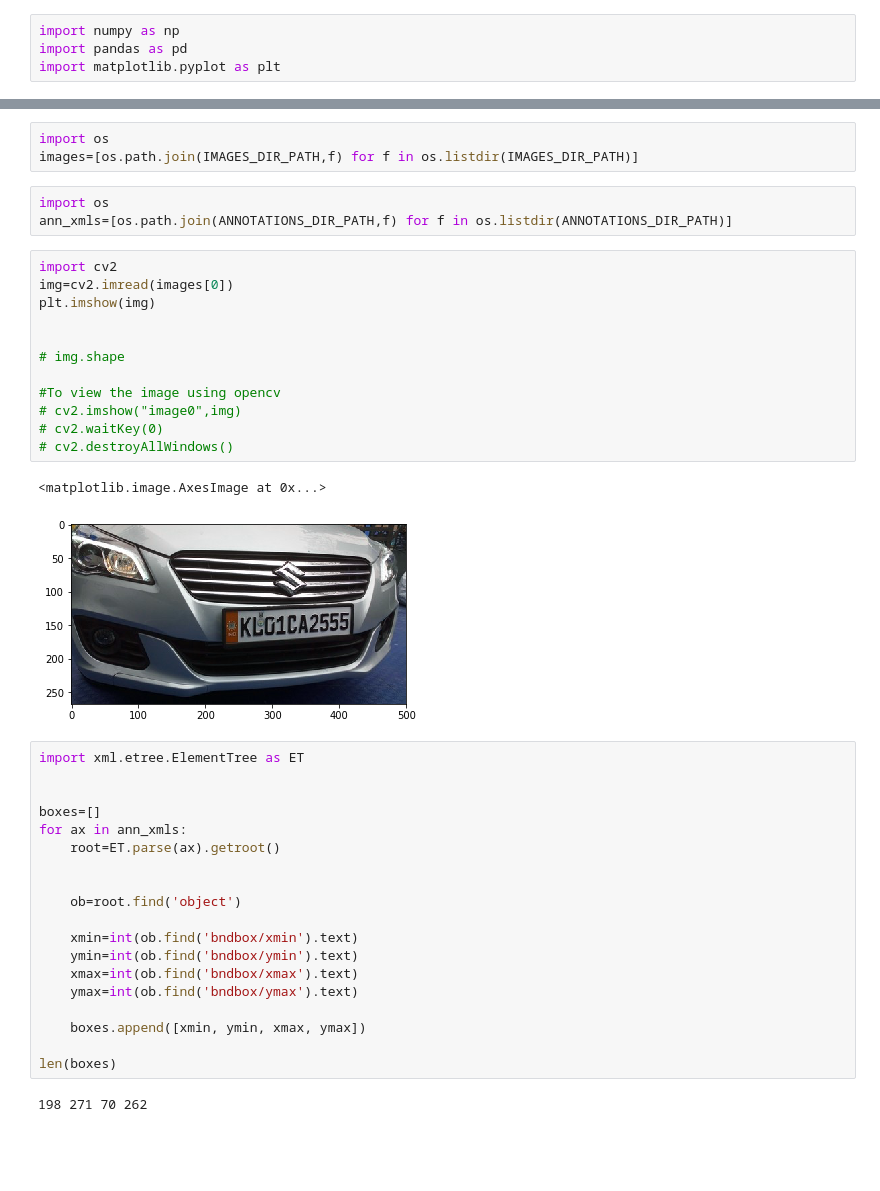
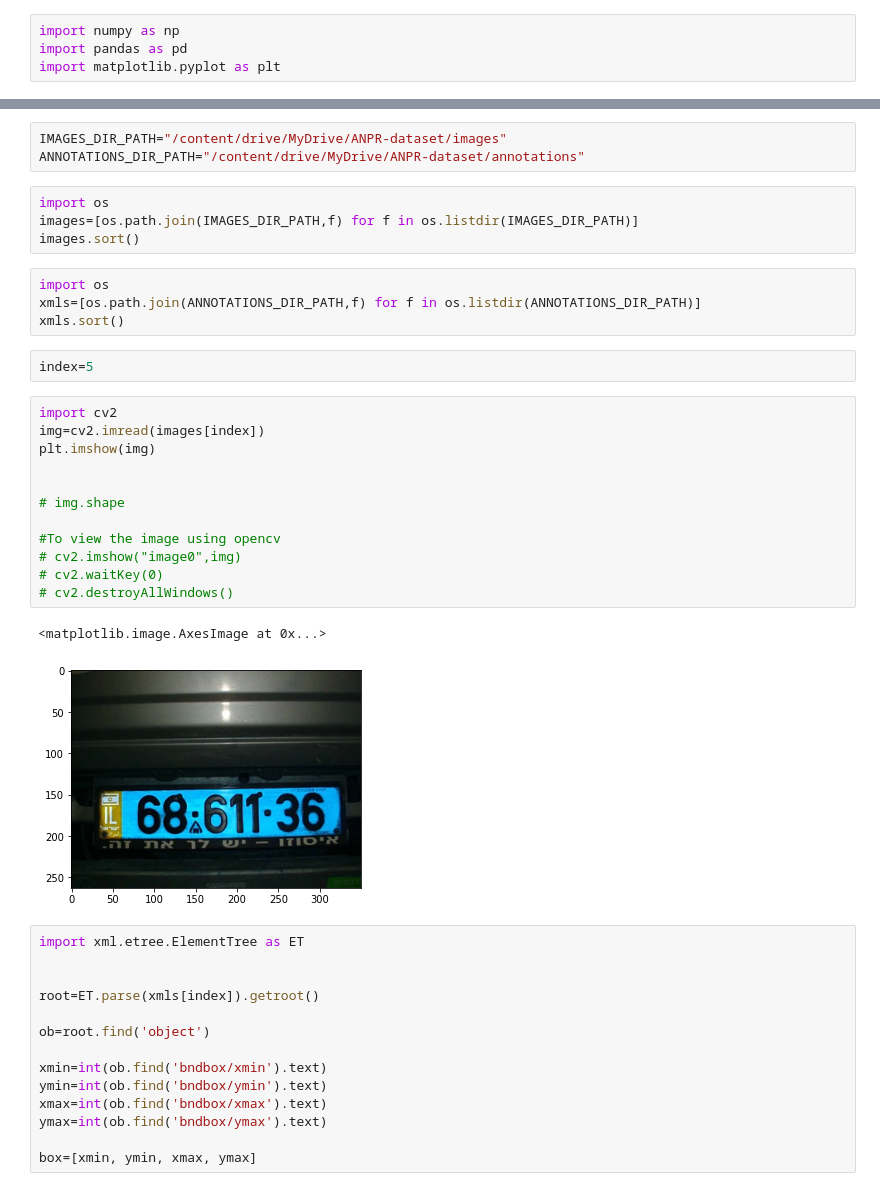
Before and after one commit to yashgupta417/ANPR, a Jupyter notebook: model.ipynb, the cells around one changed output, grey strips where cells are left out. Drawn from its saved outputs; the diff is of its cells as text; blank space fills up the shorter version.

Commit message:
image processing and char segmentation done

```diff
--- a/model.ipynb
+++ b/model.ipynb
@@ -8,44 +21,44 @@ ANNOTATIONS_DIR_PATH="C:\\Users\\HP\Desktop\\ML\\Number plate recogniton system\
+# %%
+IMAGES_DIR_PATH="/content/drive/MyDrive/ANPR-dataset/images"
+ANNOTATIONS_DIR_PATH="/content/drive/MyDrive/ANPR-dataset/annotations"
 # %%
 import os
 images=[os.path.join(IMAGES_DIR_PATH,f) for f in os.listdir(IMAGES_DIR_PATH)]
+images.sort()
 # %%
 import os
-ann_xmls=[os.path.join(ANNOTATIONS_DIR_PATH,f) for f in os.listdir(ANNOTATIONS_DIR_PATH)]
+xmls=[os.path.join(ANNOTATIONS_DIR_PATH,f) for f in os.listdir(ANNOTATIONS_DIR_PATH)]
+xmls.sort()
+# %%
+index=5
 # %%
 import cv2
-img=cv2.imread(images[0])
+img=cv2.imread(images[index])
 plt.imshow(img)
 
 
 # img.shape
 
 #To view the image using opencv
 # cv2.imshow("image0",img)
 # cv2.waitKey(0)
 # cv2.destroyAllWindows()
 # %% [output]
 <matplotlib.image.AxesImage at 0x...>
-[figure, old version]
+[figure, new version]
 # %%
 import xml.etree.ElementTree as ET
 
 
-boxes=[]
-for ax in ann_xmls:
-    root=ET.parse(ax).getroot()
+root=ET.parse(xmls[index]).getroot()
 
+ob=root.find('object')
 
-    ob=root.find('object')
+xmin=int(ob.find('bndbox/xmin').text)
+ymin=int(ob.find('bndbox/ymin').text)
+xmax=int(ob.find('bndbox/xmax').text)
+ymax=int(ob.find('bndbox/ymax').text)
 
-    xmin=int(ob.find('bndbox/xmin').text)
-    ymin=int(ob.find('bndbox/ymin').text)
-    xmax=int(ob.find('bndbox/xmax').text)
-    ymax=int(ob.find('bndbox/ymax').text)
-
-    boxes.append([xmin, ymin, xmax, ymax])
-
-len(boxes)
+box=[xmin, ymin, xmax, ymax]
-# %% [output]
-198 271 70 262
 # %%
 
```
Also changed, not shown: parts of 15 cells of this notebook.
